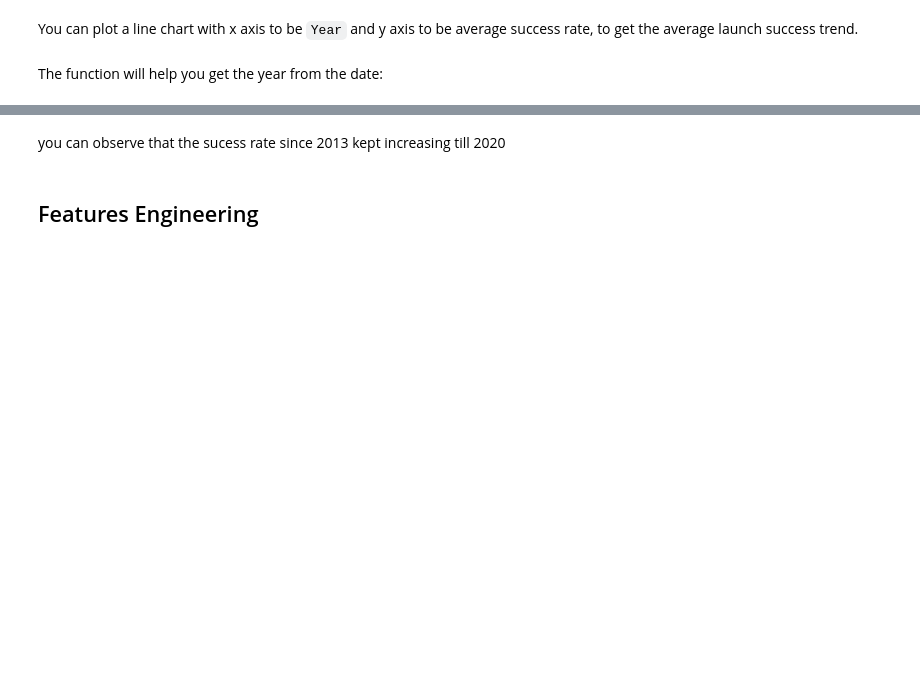
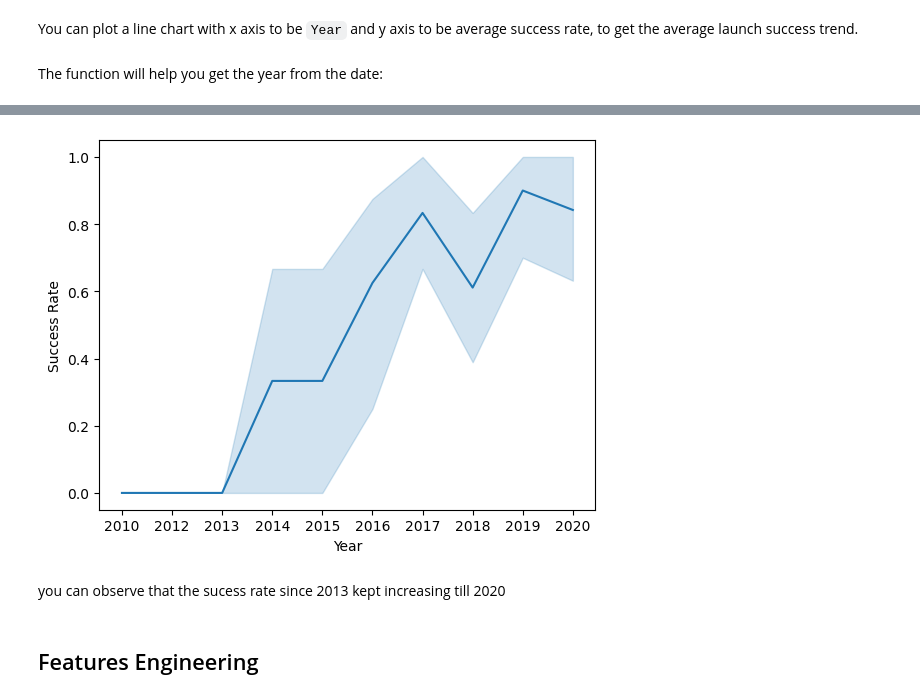
Before and after one commit to ceyhandogan13/Coursera, a Jupyter notebook: edadataviz.ipynb, the cells around one changed output, grey strips where cells are left out. Saved outputs shown, nothing was run; the diff lists cells and outputs as text; code cells hidden in the pictures; blank space fills up the shorter version.

```diff
--- a/edadataviz.ipynb
+++ b/edadataviz.ipynb
@@ -189,5 +196,11 @@ df.head()
 # %%
 # Plot a line chart with x axis to be the extracted year and y axis to be the success rate
+sns.lineplot(data=df, x="Date", y="Class")
+plt.xlabel("Year")
+plt.ylabel("Success Rate")
+plt.show()
+# %% [output]
+[figure, added]
 # %% [markdown]
 you can observe that the sucess rate since 2013 kept increasing till 2020
 # %% [markdown]
```
Also changed, not shown: parts of 7 cells of this notebook.
